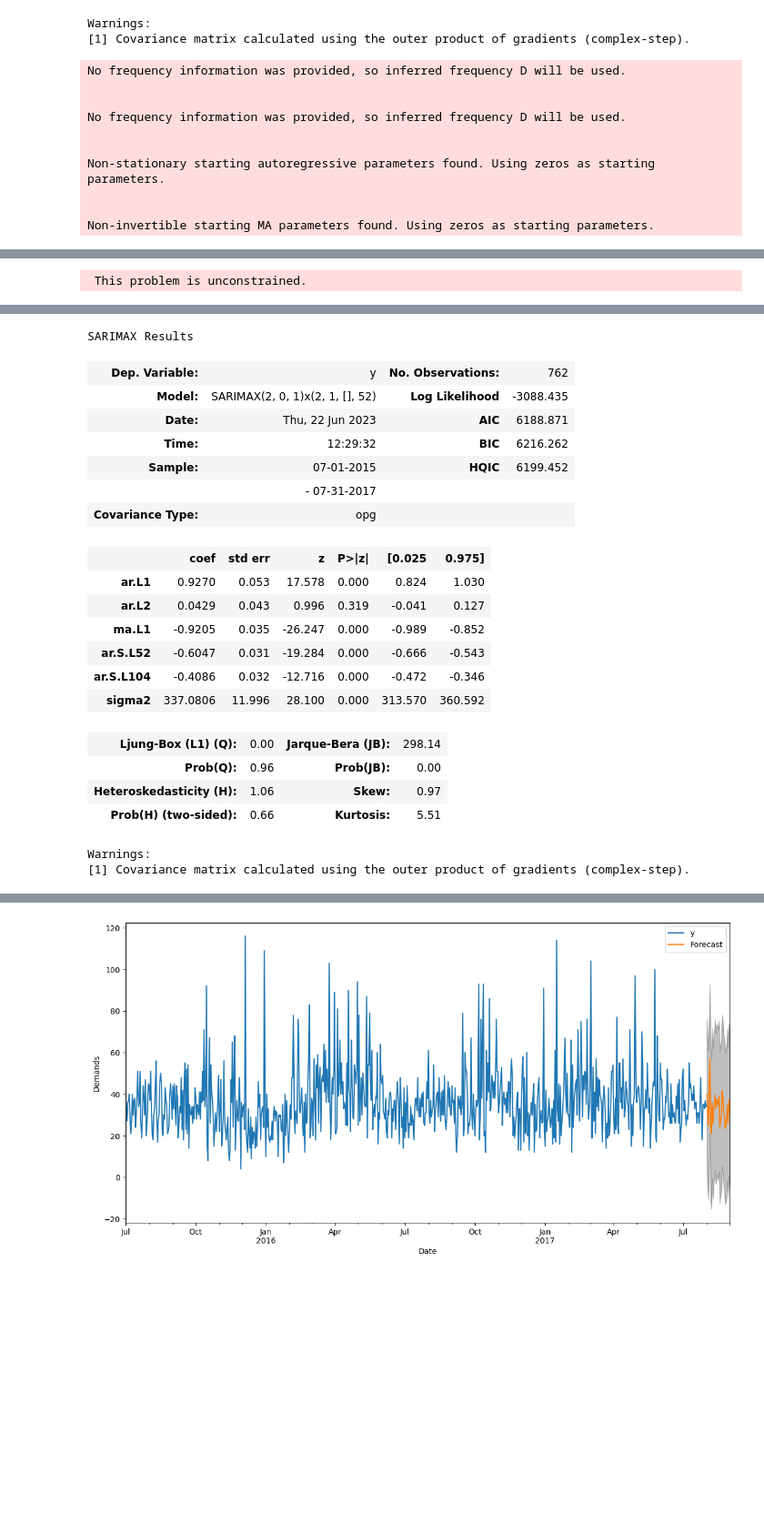
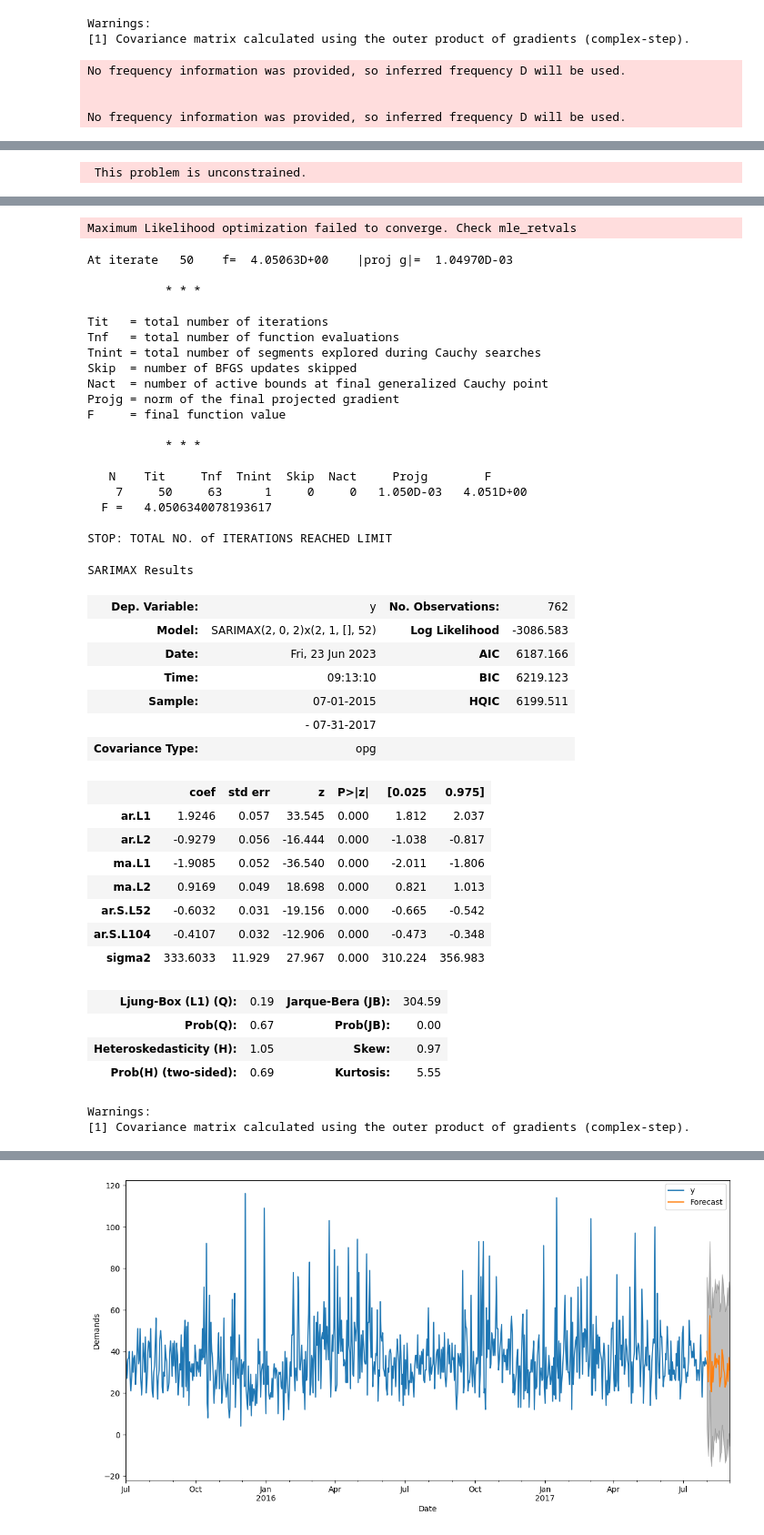
Before and after one commit to yuchenyeh/Machine-Learning-with-Python, a Jupyter notebook: hotel_demand_forecast.ipynb, the cells around one changed output, grey strips where cells are left out. Shown at 91% size. Cells and saved outputs as stored; diff of their text form; code cells hidden in the pictures; blank space fills up the shorter version.

```diff
--- a/hotel_demand_forecast.ipynb
+++ b/hotel_demand_forecast.ipynb
@@ -253,7 +253,7 @@ print(results.summary())
 # %%
 from statsmodels.tsa.statespace.sarimax import SARIMAX
 
-model = SARIMAX(train_df_arima['y'],order=(2,0,1),seasonal_order=(2,1,0,52))
+model = SARIMAX(train_df_arima['y'],order=(2,0,2),seasonal_order=(2,1,0,52))
 results = model.fit()
 results.summary()
 # %% [output]
@@ -261,12 +261,6 @@ No frequency information was provided, so inferred frequency D will be used.
 
 
 No frequency information was provided, so inferred frequency D will be used.
-
-
-Non-stationary starting autoregressive parameters found. Using zeros as starting parameters.
-
-
-Non-invertible starting MA parameters found. Using zeros as starting parameters.
 RUNNING THE L-BFGS-B CODE
 
            * * *
@@ -298,24 +292,45 @@ CONVERGENCE: NORM_OF_PROJECTED_GRADIENT_<=_PGTOL
-SARIMAX Results
+Maximum Likelihood optimization failed to converge. Check mle_retvals
+At iterate   50    f=  4.05063D+00    |proj g|=  1.04970D-03
+
+           * * *
+
+Tit   = total number of iterations
+Tnf   = total number of function evaluations
+Tnint = total number of segments explored during Cauchy searches
+Skip  = number of BFGS updates skipped
+Nact  = number of active bounds at final generalized Cauchy point
+Projg = norm of the final projected gradient
+F     = final function value
+
+           * * *
+
+   N    Tit     Tnf  Tnint  Skip  Nact     Projg        F
+    7     50     63      1     0     0   1.050D-03   4.051D+00
+  F =   4.0506340078193617
+
+STOP: TOTAL NO. of ITERATIONS REACHED LIMIT
+SARIMAX Results
 | Dep. Variable: | y | No. Observations: | 762 |
-| Model: | SARIMAX(2, 0, 1)x(2, 1, [], 52) | Log Likelihood | -3088.435 |
-| Date: | Thu, 22 Jun 2023 | AIC | 6188.871 |
-| Time: | 12:29:32 | BIC | 6216.262 |
-| Sample: | 07-01-2015 | HQIC | 6199.452 |
+| Model: | SARIMAX(2, 0, 2)x(2, 1, [], 52) | Log Likelihood | -3086.583 |
+| Date: | Fri, 23 Jun 2023 | AIC | 6187.166 |
+| Time: | 09:13:10 | BIC | 6219.123 |
+| Sample: | 07-01-2015 | HQIC | 6199.511 |
 |  | - 07-31-2017 |  |  |
 | Covariance Type: | opg |  |  |
 |  | coef | std err | z | P>|z| | [0.025 | 0.975] |
-| ar.L1 | 0.9270 | 0.053 | 17.578 | 0.000 | 0.824 | 1.030 |
-| ar.L2 | 0.0429 | 0.043 | 0.996 | 0.319 | -0.041 | 0.127 |
-| ma.L1 | -0.9205 | 0.035 | -26.247 | 0.000 | -0.989 | -0.852 |
-| ar.S.L52 | -0.6047 | 0.031 | -19.284 | 0.000 | -0.666 | -0.543 |
-| ar.S.L104 | -0.4086 | 0.032 | -12.716 | 0.000 | -0.472 | -0.346 |
-| sigma2 | 337.0806 | 11.996 | 28.100 | 0.000 | 313.570 | 360.592 |
+| ar.L1 | 1.9246 | 0.057 | 33.545 | 0.000 | 1.812 | 2.037 |
+| ar.L2 | -0.9279 | 0.056 | -16.444 | 0.000 | -1.038 | -0.817 |
+| ma.L1 | -1.9085 | 0.052 | -36.540 | 0.000 | -2.011 | -1.806 |
+| ma.L2 | 0.9169 | 0.049 | 18.698 | 0.000 | 0.821 | 1.013 |
+| ar.S.L52 | -0.6032 | 0.031 | -19.156 | 0.000 | -0.665 | -0.542 |
+| ar.S.L104 | -0.4107 | 0.032 | -12.906 | 0.000 | -0.473 | -0.348 |
+| sigma2 | 333.6033 | 11.929 | 27.967 | 0.000 | 310.224 | 356.983 |
-| Ljung-Box (L1) (Q): | 0.00 | Jarque-Bera (JB): | 298.14 |
-| Prob(Q): | 0.96 | Prob(JB): | 0.00 |
-| Heteroskedasticity (H): | 1.06 | Skew: | 0.97 |
-| Prob(H) (two-sided): | 0.66 | Kurtosis: | 5.51 |
+| Ljung-Box (L1) (Q): | 0.19 | Jarque-Bera (JB): | 304.59 |
+| Prob(Q): | 0.67 | Prob(JB): | 0.00 |
+| Heteroskedasticity (H): | 1.05 | Skew: | 0.97 |
+| Prob(H) (two-sided): | 0.69 | Kurtosis: | 5.55 |
-Warnings:
-[1] Covariance matrix calculated using the outer product of gradients (complex-step).
+Warnings:
+[1] Covariance matrix calculated using the outer product of gradients (complex-step).
 # %%
 results.plot_diagnostics(figsize=(16, 8))
 plt.show()
```
Also changed, not shown: parts of 25 cells of this notebook, 2 other files.
